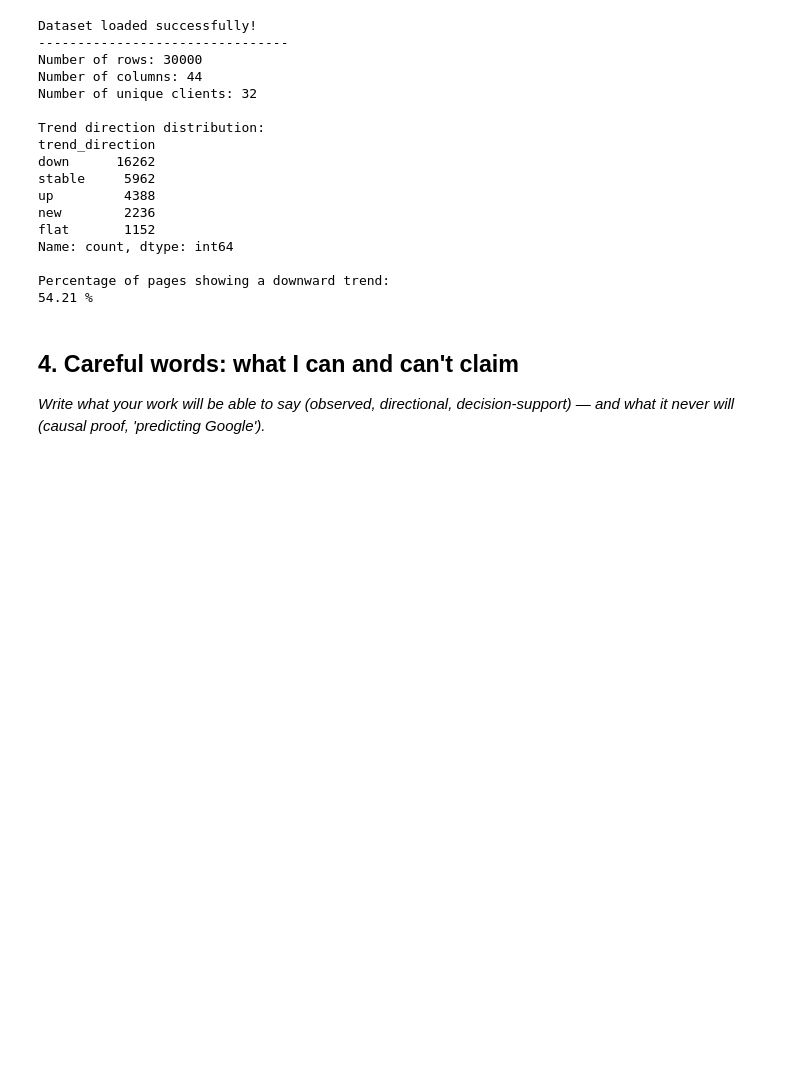
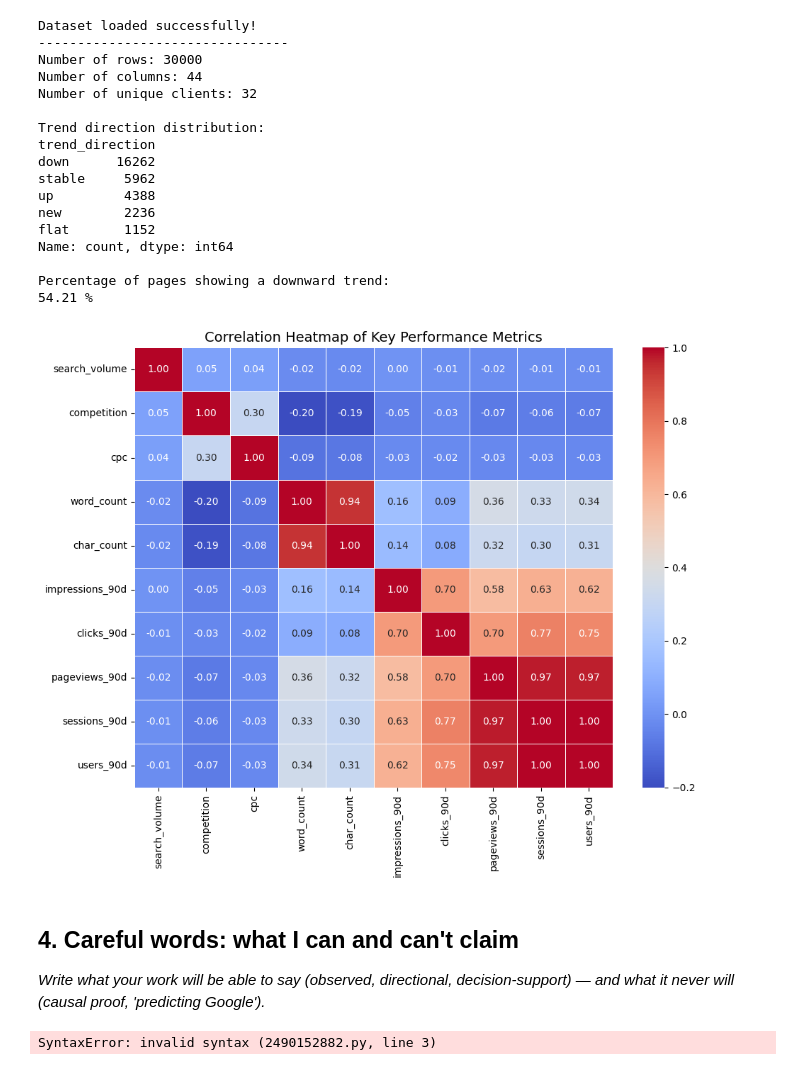
Before and after one commit to dev-anshu11/flyrank-ml-internship, a Jupyter notebook: work/notebooks/w01_research_question.ipynb, the cells around one changed output. Cells and saved outputs as stored; diff of their text form; code cells hidden in the pictures; blank space fills up the shorter version.

```diff
--- a/work/notebooks/w01_research_question.ipynb
+++ b/work/notebooks/w01_research_question.ipynb
@@ -83,11 +83,62 @@ Name: count, dtype: int64
 
 Percentage of pages showing a downward trend:
 54.21 %
+# %%
+import matplotlib.pyplot as plt
+import seaborn as sns
+
+# Define key numerical performance metrics to analyze
+# Based on the typical features in content refresh datasets
+metrics_cols = [
+    'search_volume', 'competition', 'impressions_pre', 'clicks_pre',
+    'ctr_pre', 'sessions_pre', 'bounce_rate_pre', 'time_on_page_pre'
+]
+
+# Filter columns that actually exist in the DataFrame
+available_metrics = [col for col in metrics_cols if col in df.columns]
+
+# If fewer columns match, fall back to identifying all numeric columns and selecting a subset
+if len(available_metrics) < 3:
+    numeric_cols = df.select_dtypes(include=['float64', 'int64']).columns.tolist()
+    # Exclude IDs or index-like columns if present
+    available_metrics = [col for col in numeric_cols if not col.endswith('_id')][:10]
+
+# Calculate correlation matrix
+corr_matrix = df[available_metrics].corr()
+
+# Plot the heatmap
+plt.figure(figsize=(10, 8))
+sns.heatmap(corr_matrix, annot=True, cmap='coolwarm', fmt='.2f', linewidths=0.5)
+plt.title('Correlation Heatmap of Key Performance Metrics', fontsize=14)
+plt.tight_layout()
+plt.show()
+# %% [output]
+[figure, added]
 # %% [markdown]
 ## 4. Careful words: what I can and can't claim
 
 *Write what your work will be able to say (observed, directional, decision-support) — and what it never will (causal proof, 'predicting Google').*
 # %%
-# This cell is for CODE (numbers, a query, a check).
-# Write your text answer in the cell ABOVE this one — typing sentences here breaks Run All.
+### What We Can and Cannot Claim
+
+**What We Can Claim:**
+
+- The dataset contains 30,000 records and 44 columns.
+- The dataset represents 32 anonymized clients.
+- Approximately 54.21% of records are labelled with a downward trend.
+- Search performance and engagement indicators can help us identify pages that may need further investigation.
+- Data analysis and machine learning may support content prioritization.
+
+**What We Cannot Claim:**
+
+- We cannot claim that every page with a downward trend needs refreshing.
+- We cannot guarantee that refreshing a page will improve its search ranking, clicks, or impressions.
+- We cannot claim that one particular factor directly causes a decline in content performance based only on observational data.
+- We cannot assume that the findings will apply to every website or business.
+
+**Important Limitation:**
+
+This project will focus on identifying potential content improvement opportunities using available data. Any recommendations will be treated as decision-support suggestions, not guaranteed outcomes or automatic instructions to update content.
+# %% [output]
+SyntaxError: invalid syntax (2490152882.py, line 3)
 # %% [markdown]
```
Also changed, not shown: parts of 2 cells of this notebook.
